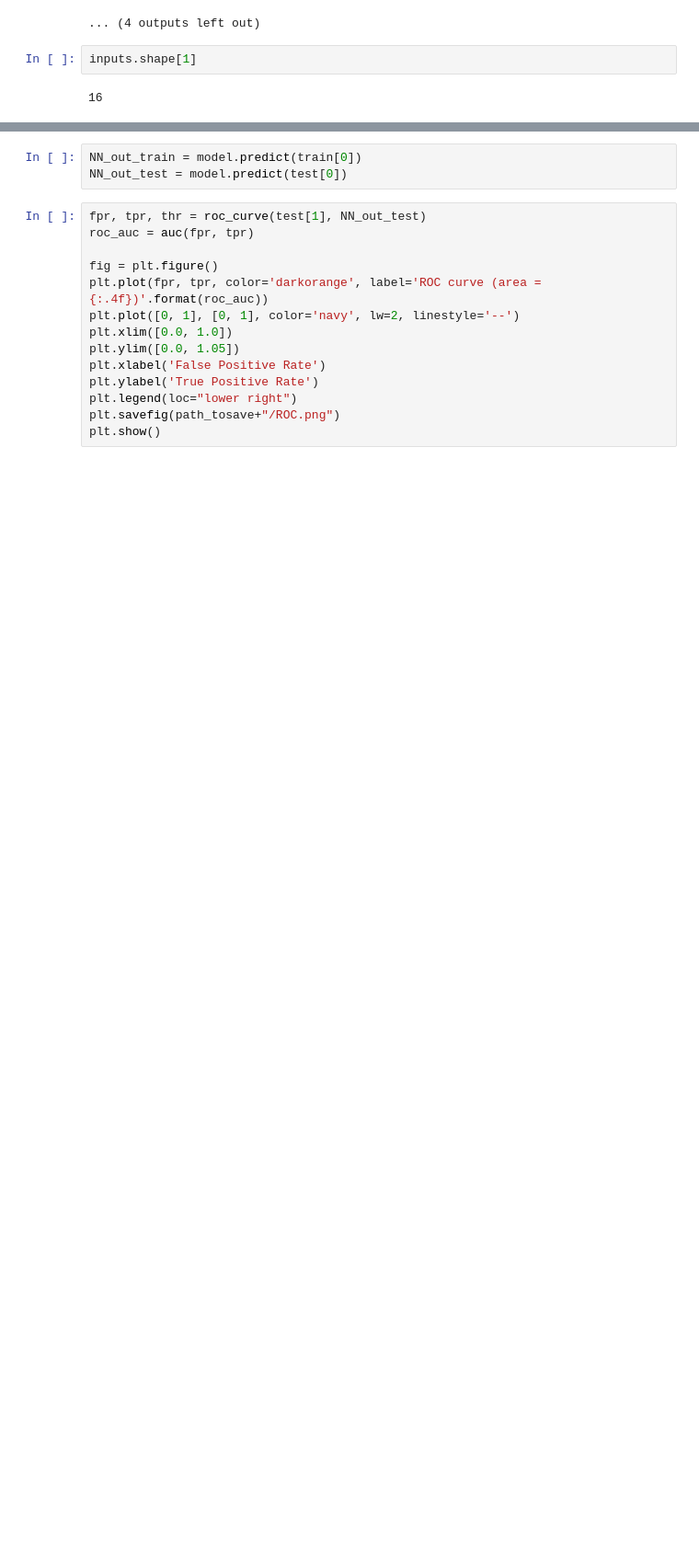
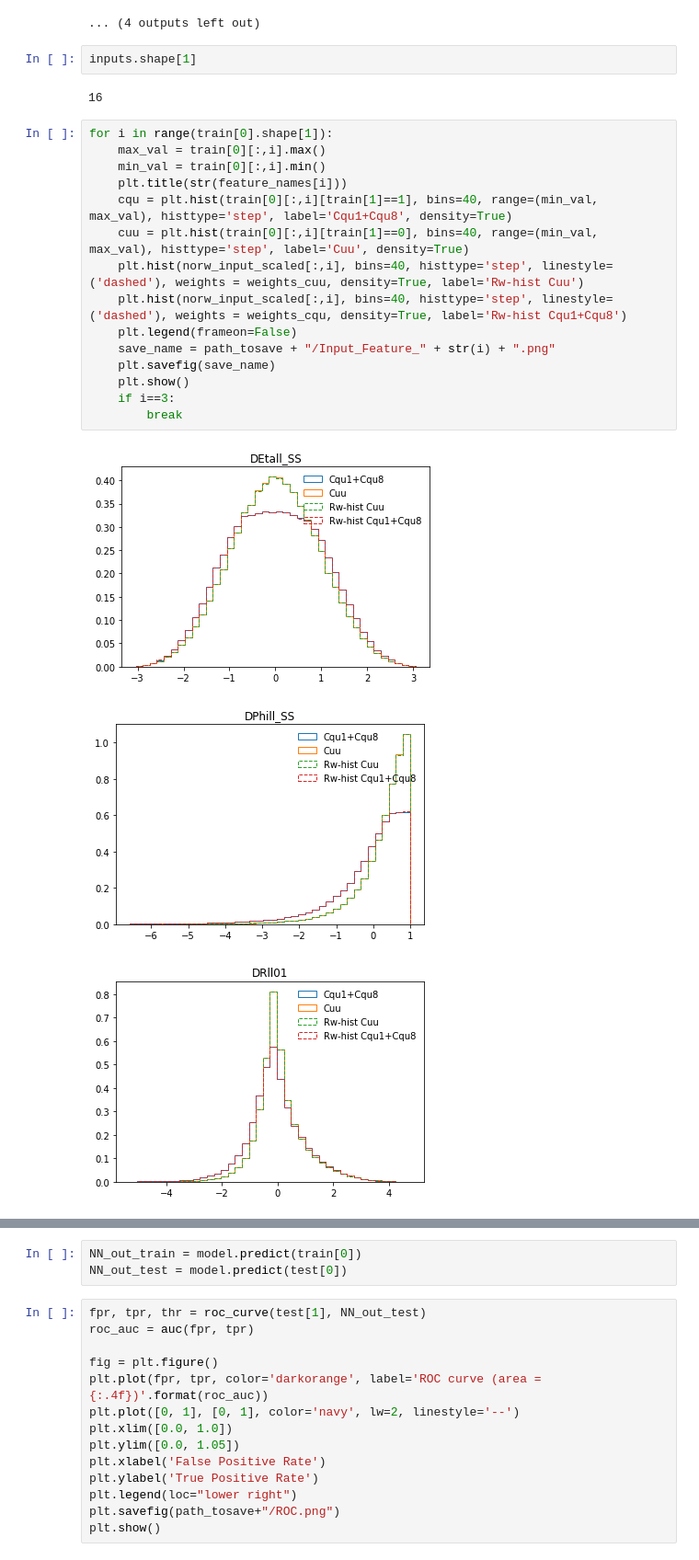
Before and after one commit to MerveNazlim/CatNN, a Jupyter notebook: NN_for_sstt/Signal_Cuu_VS_Cqu18.ipynb, the cells around one changed output, grey strips where cells are left out. Shown at 92% size. Saved outputs shown, nothing was run; the diff lists cells and outputs as text; blank space fills up the shorter version.

```diff
--- a/NN_for_sstt/Signal_Cuu_VS_Cqu18.ipynb
+++ b/NN_for_sstt/Signal_Cuu_VS_Cqu18.ipynb
@@ -116,3 +118,22 @@ for i in range(train[0].shape[1]):
 inputs.shape[1]
 # %% [output]
 16
+# %%
+for i in range(train[0].shape[1]):
+    max_val = train[0][:,i].max()
+    min_val = train[0][:,i].min()
+    plt.title(str(feature_names[i]))
+    cqu = plt.hist(train[0][:,i][train[1]==1], bins=40, range=(min_val, max_val), histtype='step', label='Cqu1+Cqu8', density=True)
+    cuu = plt.hist(train[0][:,i][train[1]==0], bins=40, range=(min_val, max_val), histtype='step', label='Cuu', density=True)
+    plt.hist(norw_input_scaled[:,i], bins=40, histtype='step', linestyle=('dashed'), weights = weights_cuu, density=True, label='Rw-hist Cuu')
+    plt.hist(norw_input_scaled[:,i], bins=40, histtype='step', linestyle=('dashed'), weights = weights_cqu, density=True, label='Rw-hist Cqu1+Cqu8')
+    plt.legend(frameon=False)
+    save_name = path_tosave + "/Input_Feature_" + str(i) + ".png"
+    plt.savefig(save_name)
+    plt.show()
+    if i==3:
+        break
+# %% [output]
+[figure, added]
+[figure, added]
+[figure, added]
```
Also changed, not shown: parts of 13 cells of this notebook, 5 other files.
